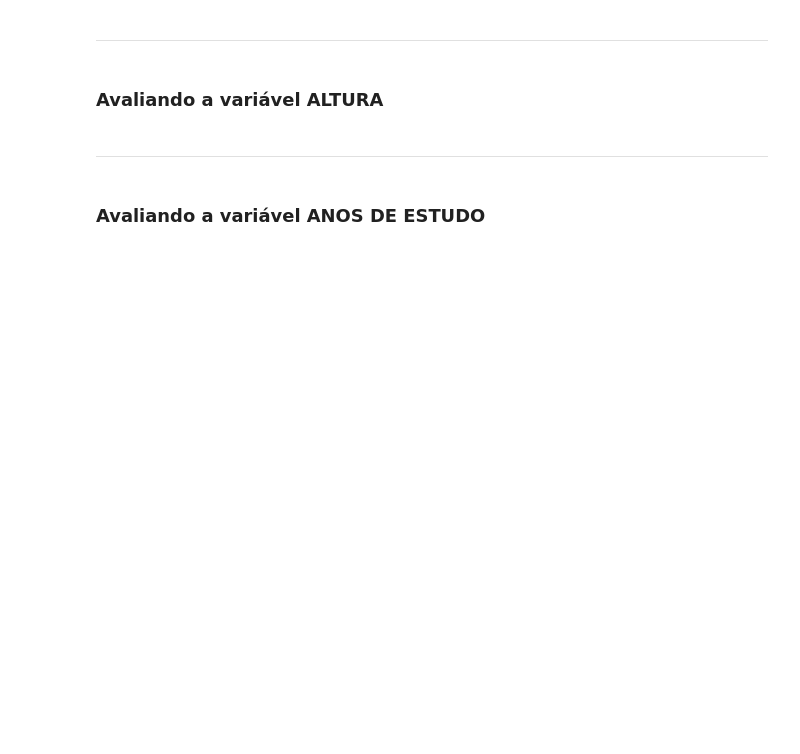
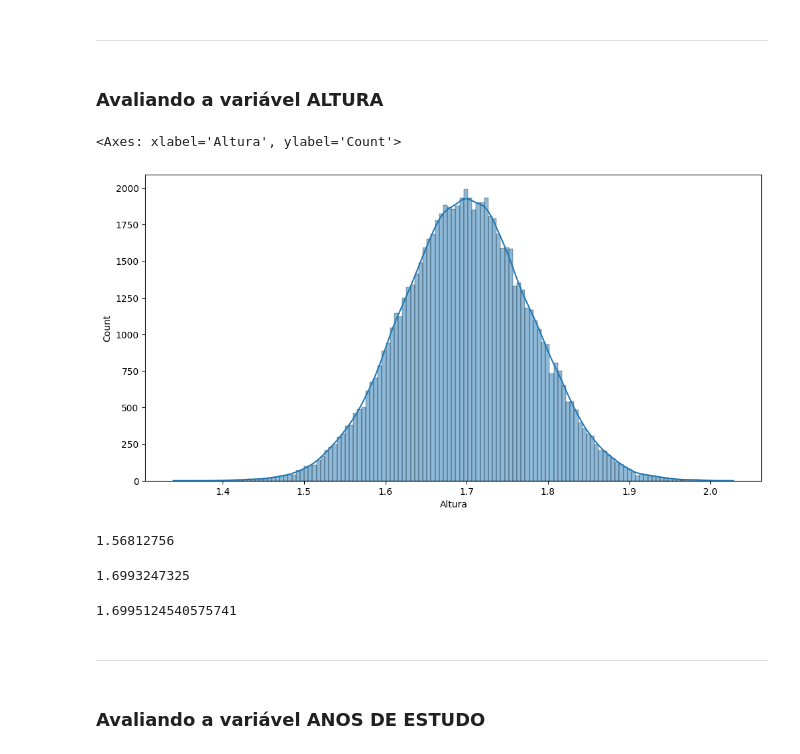
Before and after one commit to LuTDC/estatistica_python_alura, a Jupyter notebook: Projeto_1/Curso_de_Estatística_Parte_1.ipynb, the cells around one changed output. Saved outputs shown, nothing was run; the diff lists cells and outputs as text; code cells hidden in the pictures; blank space fills up the shorter version.

```diff
--- a/Projeto_1/Curso_de_Estatística_Parte_1.ipynb
+++ b/Projeto_1/Curso_de_Estatística_Parte_1.ipynb
@@ -678,6 +909,28 @@ Pode-se definir a moda como sendo o valor mais frequente de um conjunto de dados
 ***
 # %% [markdown]
 ### Avaliando a variável ALTURA
+# %%
+ax = sns.histplot(df_pnad.Altura, kde=True)
+ax.figure.set_size_inches(12, 6)
+ax
+# %% [output]
+<Axes: xlabel='Altura', ylabel='Count'>
+[figure, added]
+# %%
+moda = df_pnad.Altura.mode()[0]
+moda
+# %% [output]
+1.56812756
+# %%
+mediana = df_pnad.Altura.median()
+mediana
+# %% [output]
+1.6993247325
+# %%
+media = df_pnad.Altura.mean()
+media
+# %% [output]
+1.6995124540575741
 # %% [markdown]
 ***
 # %% [markdown]
```
Also changed, not shown: parts of 38 cells of this notebook.
